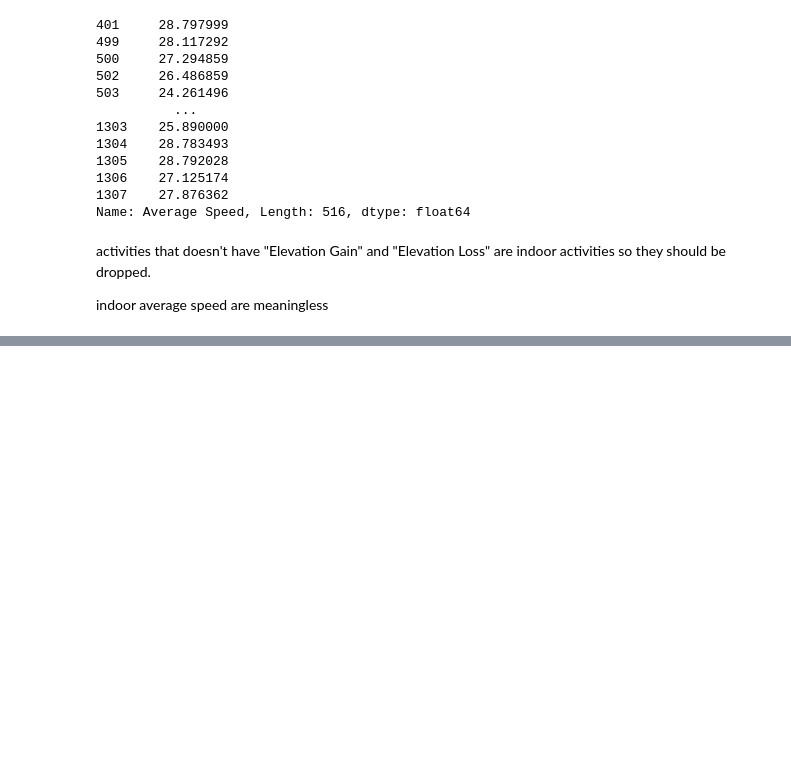
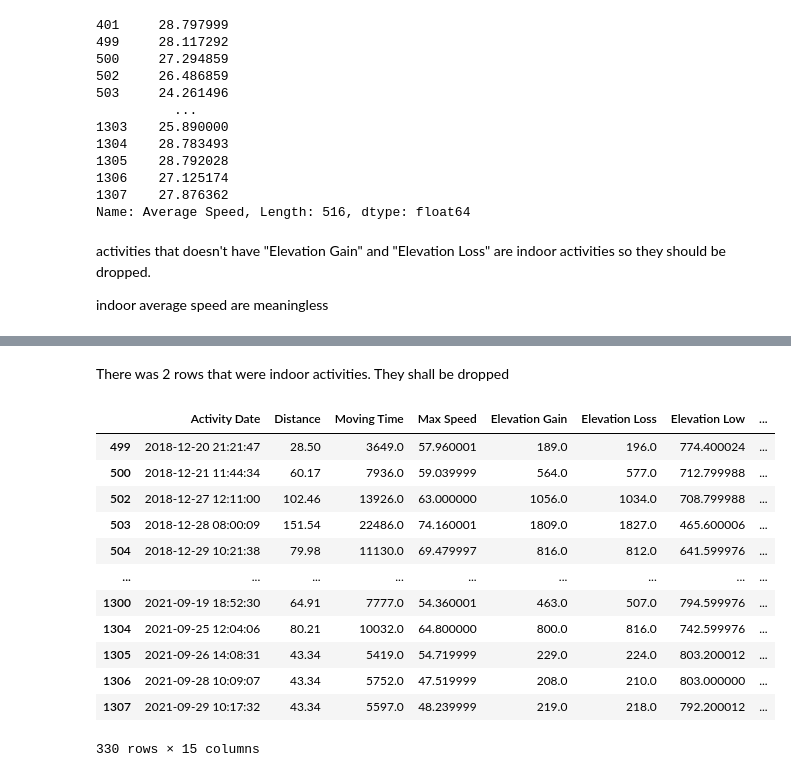
Before and after one commit to helderlopes/strava_ml, a Jupyter notebook: strava.ipynb, the cells around one changed output, grey strips where cells are left out. Drawn from its saved outputs; the diff is of its cells as text; code cells hidden in the pictures; blank space fills up the shorter version.

```diff
--- a/strava.ipynb
+++ b/strava.ipynb
@@ -244,0 +261,19 @@ df['Average Heart Rate'] = df['Average Heart Rate'].fillna((df['Average Heart Ra
+# %% [markdown]
+There was 2 rows that were indoor activities. They shall be dropped
+# %%
+df = df.drop([1169, 1225])
+df
+# %% [output]
+|  | Activity Date | Distance | Moving Time | Max Speed | Elevation Gain | Elevation Loss | Elevation Low | ... |
+| 499 | 2018-12-20 21:21:47 | 28.50 | 3649.0 | 57.960001 | 189.0 | 196.0 | 774.400024 | ... |
+| 500 | 2018-12-21 11:44:34 | 60.17 | 7936.0 | 59.039999 | 564.0 | 577.0 | 712.799988 | ... |
+| 502 | 2018-12-27 12:11:00 | 102.46 | 13926.0 | 63.000000 | 1056.0 | 1034.0 | 708.799988 | ... |
+| 503 | 2018-12-28 08:00:09 | 151.54 | 22486.0 | 74.160001 | 1809.0 | 1827.0 | 465.600006 | ... |
+| 504 | 2018-12-29 10:21:38 | 79.98 | 11130.0 | 69.479997 | 816.0 | 812.0 | 641.599976 | ... |
+| ... | ... | ... | ... | ... | ... | ... | ... | ... |
+| 1300 | 2021-09-19 18:52:30 | 64.91 | 7777.0 | 54.360001 | 463.0 | 507.0 | 794.599976 | ... |
+| 1304 | 2021-09-25 12:04:06 | 80.21 | 10032.0 | 64.800000 | 800.0 | 816.0 | 742.599976 | ... |
+| 1305 | 2021-09-26 14:08:31 | 43.34 | 5419.0 | 54.719999 | 229.0 | 224.0 | 803.200012 | ... |
+| 1306 | 2021-09-28 10:09:07 | 43.34 | 5752.0 | 47.519999 | 208.0 | 210.0 | 803.000000 | ... |
+| 1307 | 2021-09-29 10:17:32 | 43.34 | 5597.0 | 48.239999 | 219.0 | 218.0 | 792.200012 | ... |
+330 rows × 15 columns
```
Also changed, not shown: parts of 13 cells of this notebook, 1 other file.
